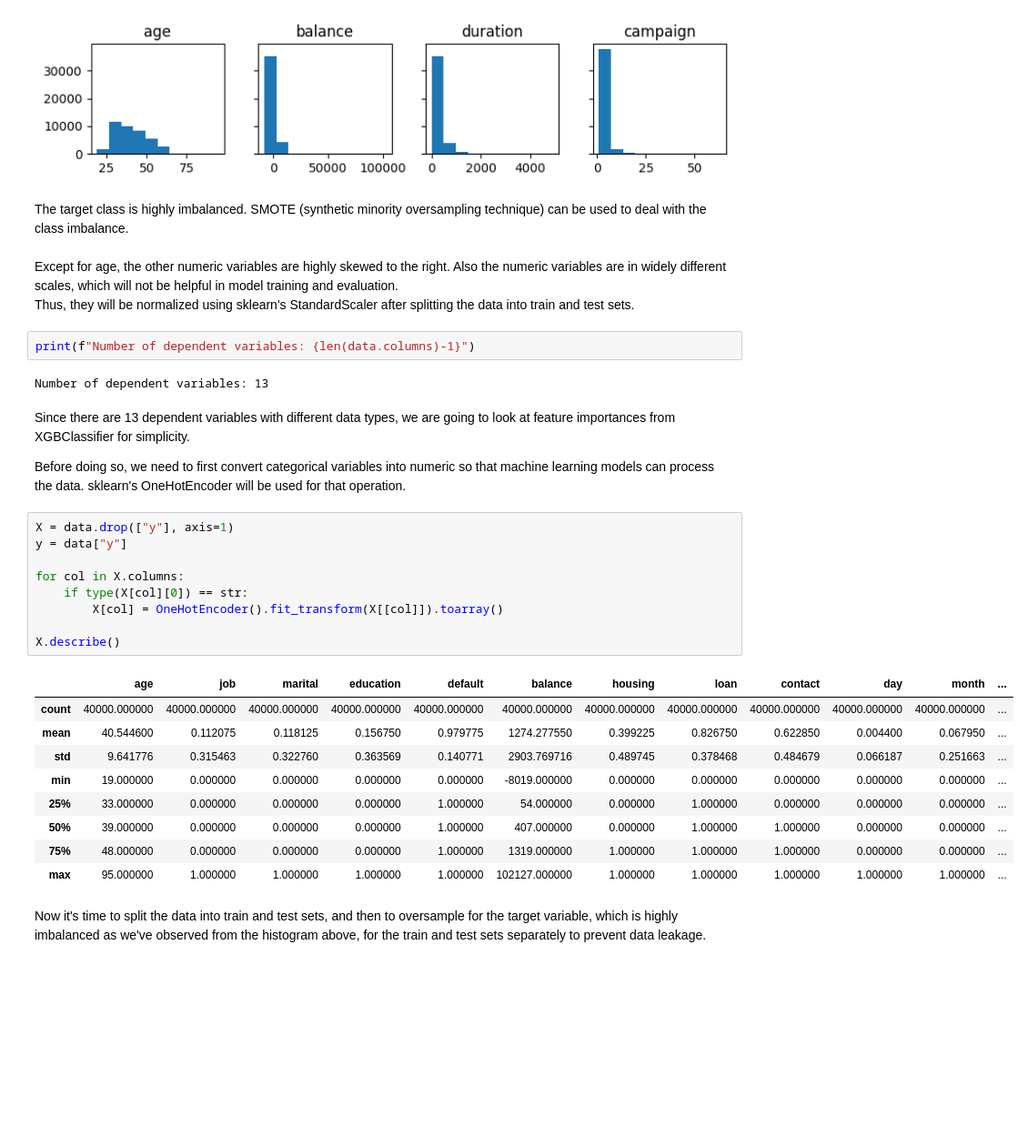
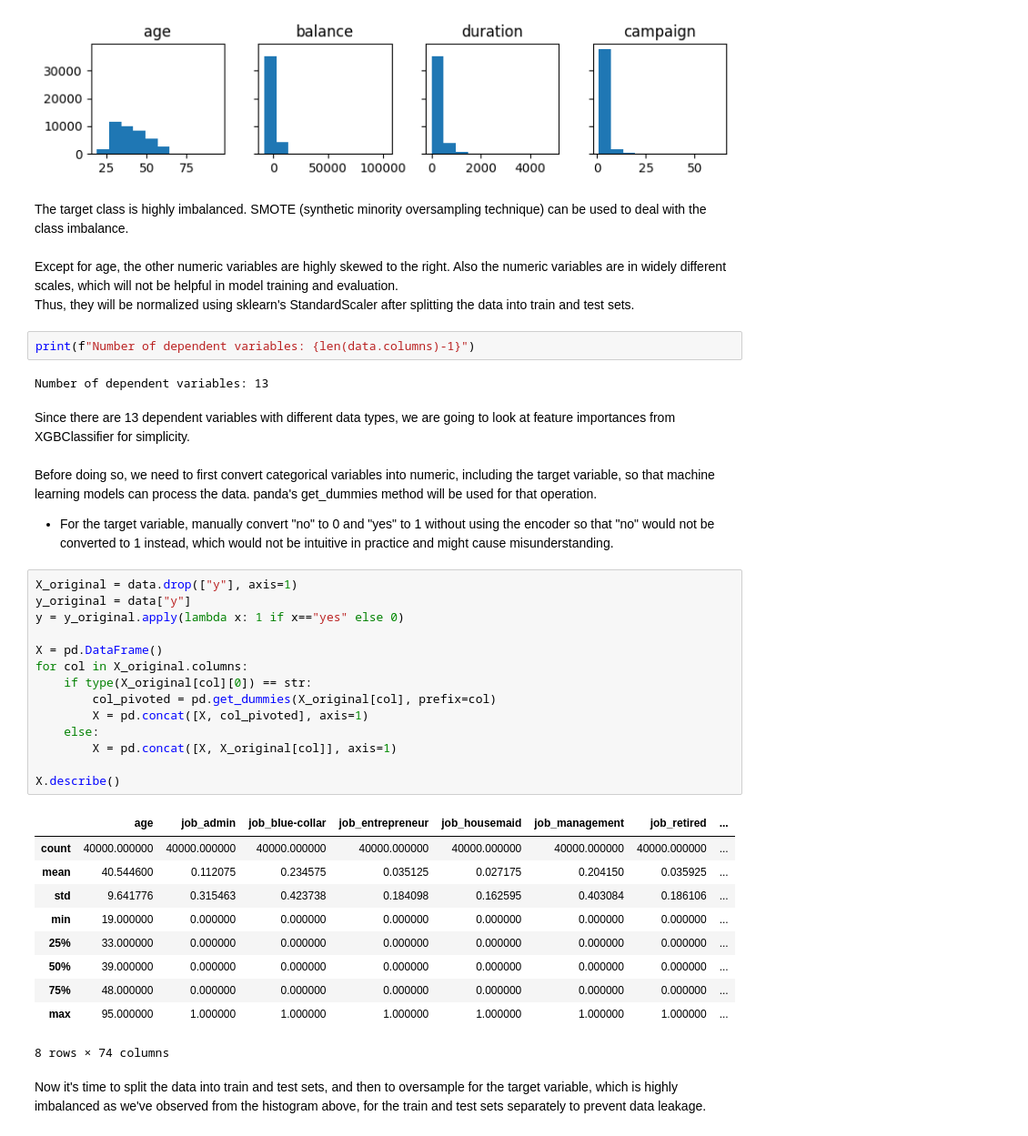
Before and after one commit to henryhyunwookim/Term-Deposit-Marketing, a Jupyter notebook: Term Deposit Marketing_v1.ipynb, the cells around one changed output. Shown at 91% size. Cells and saved outputs as stored; diff of their text form; blank space fills up the shorter version.

```diff
--- a/Term Deposit Marketing_v1.ipynb
+++ b/Term Deposit Marketing_v1.ipynb
@@ -76,34 +82,41 @@ Distribution of target y and dependent variables:
 The target class is highly imbalanced. SMOTE (synthetic minority oversampling technique) can be used to deal with the class imbalance.<br>
 <br>
 Except for age, the other numeric variables are highly skewed to the right. Also the numeric variables are in widely different scales, which will not be helpful in model training and evaluation.<br>
-Thus, they will be normalized using sklearn's StandardScaler after splitting the data into train and test sets.<br>
+Thus, they will be normalized using sklearn's StandardScaler after splitting the data into train and test sets.
 # %%
 print(f"Number of dependent variables: {len(data.columns)-1}")
 # %% [output]
 Number of dependent variables: 13
 # %% [markdown]
 Since there are 13 dependent variables with different data types, we are going to look at feature importances from XGBClassifier for simplicity.<br>
-
-Before doing so, we need to first convert categorical variables into numeric so that machine learning models can process the data. sklearn's OneHotEncoder will be used for that operation.
+<br>
+Before doing so, we need to first convert categorical variables into numeric, including the target variable, so that machine learning models can process the data. panda's get_dummies method will be used for that operation.<br>
+* For the target variable, manually convert "no" to 0 and "yes" to 1 without using the encoder so that "no" would not be converted to 1 instead, which would not be intuitive in practice and might cause misunderstanding.
 # %%
-X = data.drop(["y"], axis=1)
-y = data["y"]
+X_original = data.drop(["y"], axis=1)
+y_original = data["y"]
+y = y_original.apply(lambda x: 1 if x=="yes" else 0)
 
-for col in X.columns:
-    if type(X[col][0]) == str:
-        X[col] = OneHotEncoder().fit_transform(X[[col]]).toarray()
+X = pd.DataFrame()
+for col in X_original.columns:
+    if type(X_original[col][0]) == str:
+        col_pivoted = pd.get_dummies(X_original[col], prefix=col)
+        X = pd.concat([X, col_pivoted], axis=1)
+    else:
+        X = pd.concat([X, X_original[col]], axis=1)
 
 X.describe()
 # %% [output]
-|  | age | job | marital | education | default | balance | housing | loan | contact | day | month | ... |
-| count | 40000.000000 | 40000.000000 | 40000.000000 | 40000.000000 | 40000.000000 | 40000.000000 | 40000.000000 | 40000.000000 | 40000.000000 | 40000.000000 | 40000.000000 | ... |
-| mean | 40.544600 | 0.112075 | 0.118125 | 0.156750 | 0.979775 | 1274.277550 | 0.399225 | 0.826750 | 0.622850 | 0.004400 | 0.067950 | ... |
-| std | 9.641776 | 0.315463 | 0.322760 | 0.363569 | 0.140771 | 2903.769716 | 0.489745 | 0.378468 | 0.484679 | 0.066187 | 0.251663 | ... |
-| min | 19.000000 | 0.000000 | 0.000000 | 0.000000 | 0.000000 | -8019.000000 | 0.000000 | 0.000000 | 0.000000 | 0.000000 | 0.000000 | ... |
-| 25% | 33.000000 | 0.000000 | 0.000000 | 0.000000 | 1.000000 | 54.000000 | 0.000000 | 1.000000 | 0.000000 | 0.000000 | 0.000000 | ... |
-| 50% | 39.000000 | 0.000000 | 0.000000 | 0.000000 | 1.000000 | 407.000000 | 0.000000 | 1.000000 | 1.000000 | 0.000000 | 0.000000 | ... |
-| 75% | 48.000000 | 0.000000 | 0.000000 | 0.000000 | 1.000000 | 1319.000000 | 1.000000 | 1.000000 | 1.000000 | 0.000000 | 0.000000 | ... |
-| max | 95.000000 | 1.000000 | 1.000000 | 1.000000 | 1.000000 | 102127.000000 | 1.000000 | 1.000000 | 1.000000 | 1.000000 | 1.000000 | ... |
+|  | age | job_admin | job_blue-collar | job_entrepreneur | job_housemaid | job_management | job_retired | ... |
+| count | 40000.000000 | 40000.000000 | 40000.000000 | 40000.000000 | 40000.000000 | 40000.000000 | 40000.000000 | ... |
+| mean | 40.544600 | 0.112075 | 0.234575 | 0.035125 | 0.027175 | 0.204150 | 0.035925 | ... |
+| std | 9.641776 | 0.315463 | 0.423738 | 0.184098 | 0.162595 | 0.403084 | 0.186106 | ... |
+| min | 19.000000 | 0.000000 | 0.000000 | 0.000000 | 0.000000 | 0.000000 | 0.000000 | ... |
+| 25% | 33.000000 | 0.000000 | 0.000000 | 0.000000 | 0.000000 | 0.000000 | 0.000000 | ... |
+| 50% | 39.000000 | 0.000000 | 0.000000 | 0.000000 | 0.000000 | 0.000000 | 0.000000 | ... |
+| 75% | 48.000000 | 0.000000 | 0.000000 | 0.000000 | 0.000000 | 0.000000 | 0.000000 | ... |
+| max | 95.000000 | 1.000000 | 1.000000 | 1.000000 | 1.000000 | 1.000000 | 1.000000 | ... |
+8 rows × 74 columns
 # %% [markdown]
 Now it's time to split the data into train and test sets, and then to oversample for the target variable, which is highly imbalanced as we've observed from the histogram above, for the train and test sets separately to prevent data leakage.
 # %%
```
Also changed, not shown: parts of 10 cells of this notebook.
